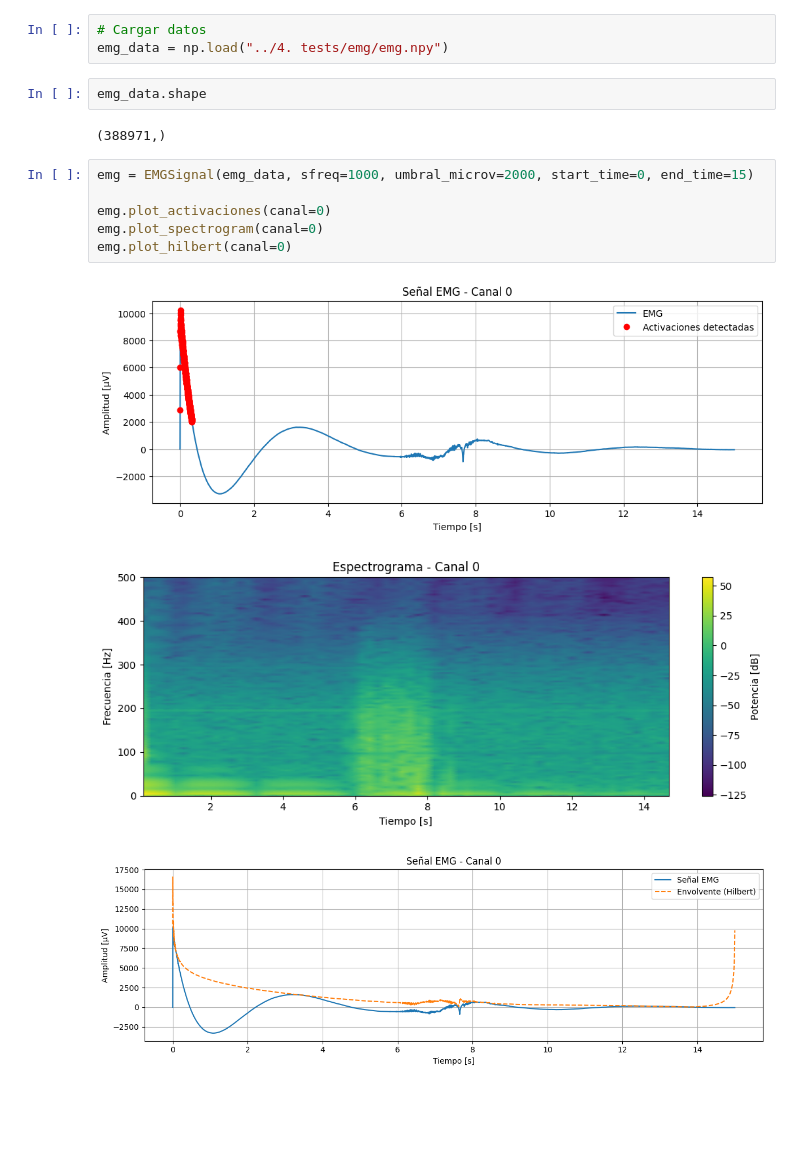
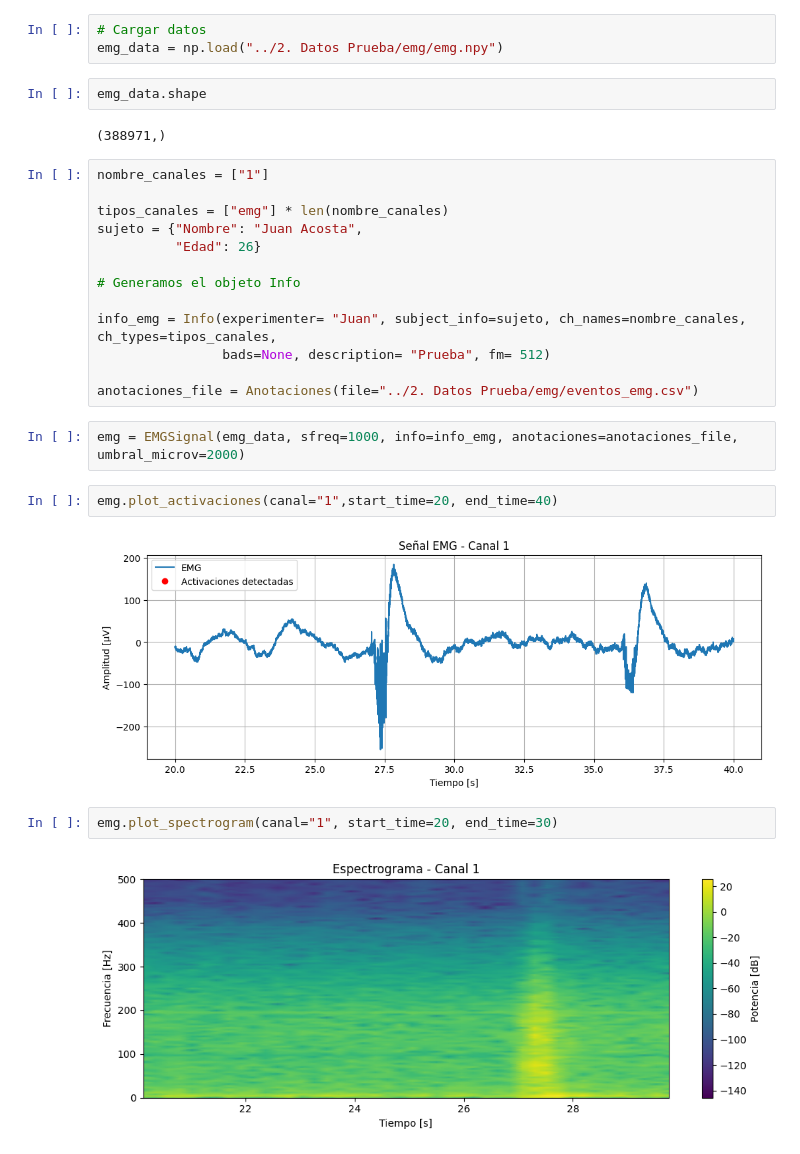
Before and after one commit to SrMichi19/TIF, a Jupyter notebook: 1. TIF/otroEMG.ipynb, the cells around one changed output. Drawn from its saved outputs; the diff is of its cells as text; blank space fills up the shorter version.

Commit message:
Correciones en clases y archivos de pruebas

```diff
--- a/1. TIF/otroEMG.ipynb
+++ b/1. TIF/otroEMG.ipynb
@@ -101,17 +327,30 @@ class EMGSignal(RawSignal):
 # %%
 # Cargar datos
-emg_data = np.load("../4. tests/emg/emg.npy")
+emg_data = np.load("../2. Datos Prueba/emg/emg.npy")
-# %%
-emg_data.shape
-# %% [output]
-(388971,)
+# %%
+emg_data.shape
+# %% [output]
+(388971,)
+# %%
+nombre_canales = ["1"]
+
+tipos_canales = ["emg"] * len(nombre_canales)
+sujeto = {"Nombre": "Juan Acosta",
+          "Edad": 26}
+
+# Generamos el objeto Info
+
+info_emg = Info(experimenter= "Juan", subject_info=sujeto, ch_names=nombre_canales, ch_types=tipos_canales,
+                bads=None, description= "Prueba", fm= 512)
+
+anotaciones_file = Anotaciones(file="../2. Datos Prueba/emg/eventos_emg.csv")
 # %%
-emg = EMGSignal(emg_data, sfreq=1000, umbral_microv=2000, start_time=0, end_time=15)
-
-emg.plot_activaciones(canal=0)
-emg.plot_spectrogram(canal=0)
-emg.plot_hilbert(canal=0)
+emg = EMGSignal(emg_data, sfreq=1000, info=info_emg, anotaciones=anotaciones_file, umbral_microv=2000)
-# %% [output]
-[figure, removed]
-[figure, removed]
-[figure, removed]
+# %%
+emg.plot_activaciones(canal="1",start_time=20, end_time=40)
+# %% [output]
+[figure, added]
+# %%
+emg.plot_spectrogram(canal="1", start_time=20, end_time=30)
+# %% [output]
+[figure, added]
```
Also changed, not shown: parts of 4 cells of this notebook, 4 other files.
